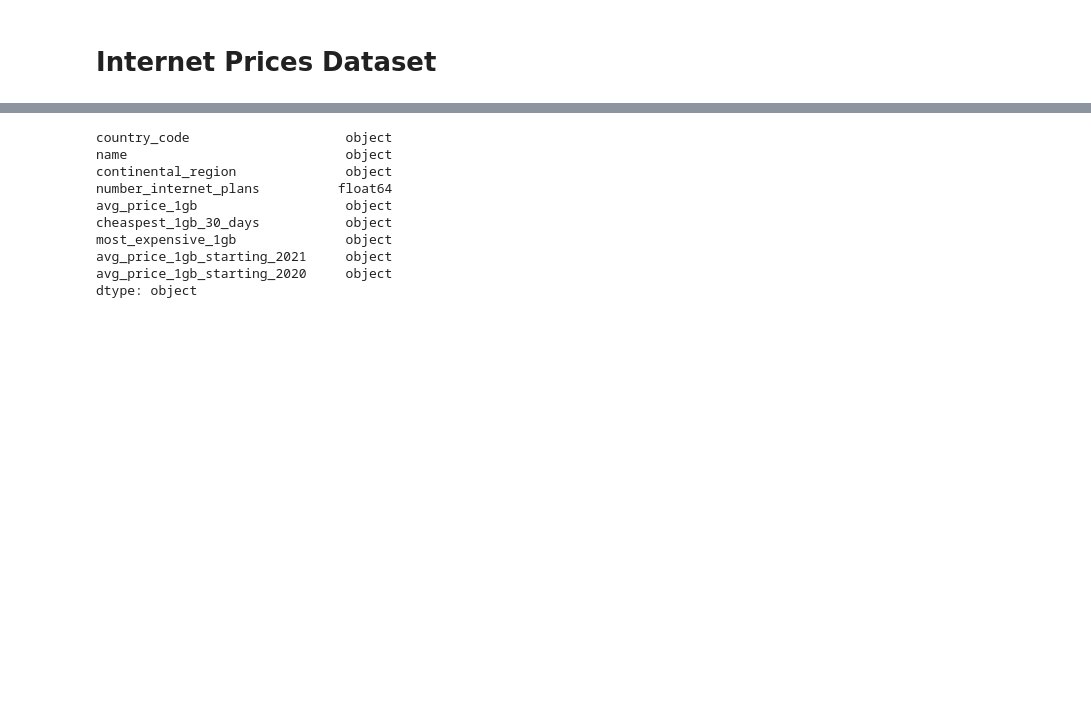
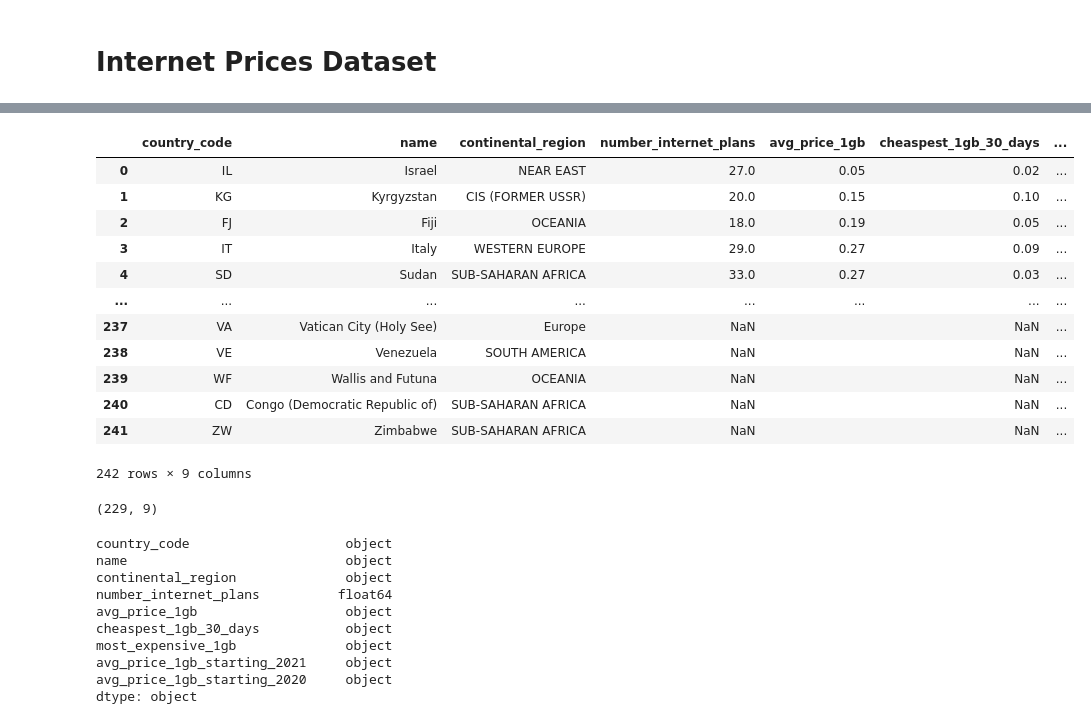
Before and after one commit to BiancaTaisePommerening/Internet_Prices, a Jupyter notebook: exploratory_analysis.ipynb, the cells around one changed output, grey strips where cells are left out. Saved outputs shown, nothing was run; the diff lists cells and outputs as text; code cells hidden in the pictures; blank space fills up the shorter version.

Commit message:
Performed some transformation from the ETL process: converted necessary datatypes, dropped null values from rows and columns, removed comments from numeric columns, and removed the dollar signs.

```diff
--- a/exploratory_analysis.ipynb
+++ b/exploratory_analysis.ipynb
@@ -92,0 +94,6 @@ internet_prices_df.plot()
+# %%
+# Remove commnets that are not numbers from the price columns.
+
+internet_prices_df = internet_prices_df.replace({"NO PROVIDERS": "", "HYPERINFLATION": "", "Prices listed in non-convertible 'units'": "", "UNRELIABLE EXCHANGE RATES": "", "NO PACKAGES": ""})
+
+internet_prices_df.tail()
@@ -93,3 +107,27 @@ internet_prices_df.plot()
+# %%
+# Removing the dollar sign from all the price columns.
+internet_prices_df = internet_prices_df.replace({"\$":""}, regex=True)
+internet_prices_df
+# %% [output]
+|  | country_code | name | continental_region | number_internet_plans | avg_price_1gb | cheaspest_1gb_30_days | ... |
+| 0 | IL | Israel | NEAR EAST | 27.0 | 0.05 | 0.02 | ... |
+| 1 | KG | Kyrgyzstan | CIS (FORMER USSR) | 20.0 | 0.15 | 0.10 | ... |
+| 2 | FJ | Fiji | OCEANIA | 18.0 | 0.19 | 0.05 | ... |
+| 3 | IT | Italy | WESTERN EUROPE | 29.0 | 0.27 | 0.09 | ... |
+| 4 | SD | Sudan | SUB-SAHARAN AFRICA | 33.0 | 0.27 | 0.03 | ... |
+| ... | ... | ... | ... | ... | ... | ... | ... |
+| 237 | VA | Vatican City (Holy See) | Europe | NaN |  | NaN | ... |
+| 238 | VE | Venezuela | SOUTH AMERICA | NaN |  | NaN | ... |
+| 239 | WF | Wallis and Futuna | OCEANIA | NaN |  | NaN | ... |
+| 240 | CD | Congo (Democratic Republic of) | SUB-SAHARAN AFRICA | NaN |  | NaN | ... |
+| 241 | ZW | Zimbabwe | SUB-SAHARAN AFRICA | NaN |  | NaN | ... |
+242 rows × 9 columns
+# %%
+# Drop null values
+internet_prices_df = internet_prices_df.dropna()
+internet_prices_df.shape
+# %% [output]
+(229, 9)
 # %%
 internet_prices_df.dtypes
 # %% [output]
```
Also changed, not shown: parts of 20 cells of this notebook.
